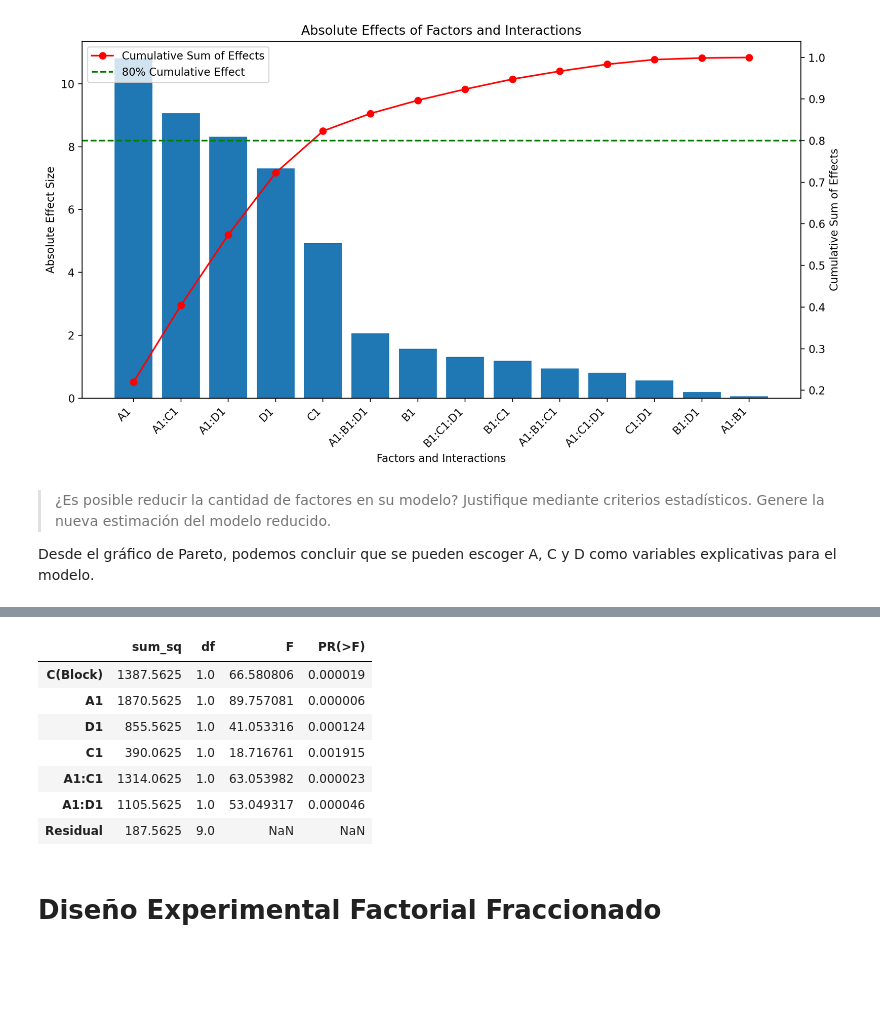
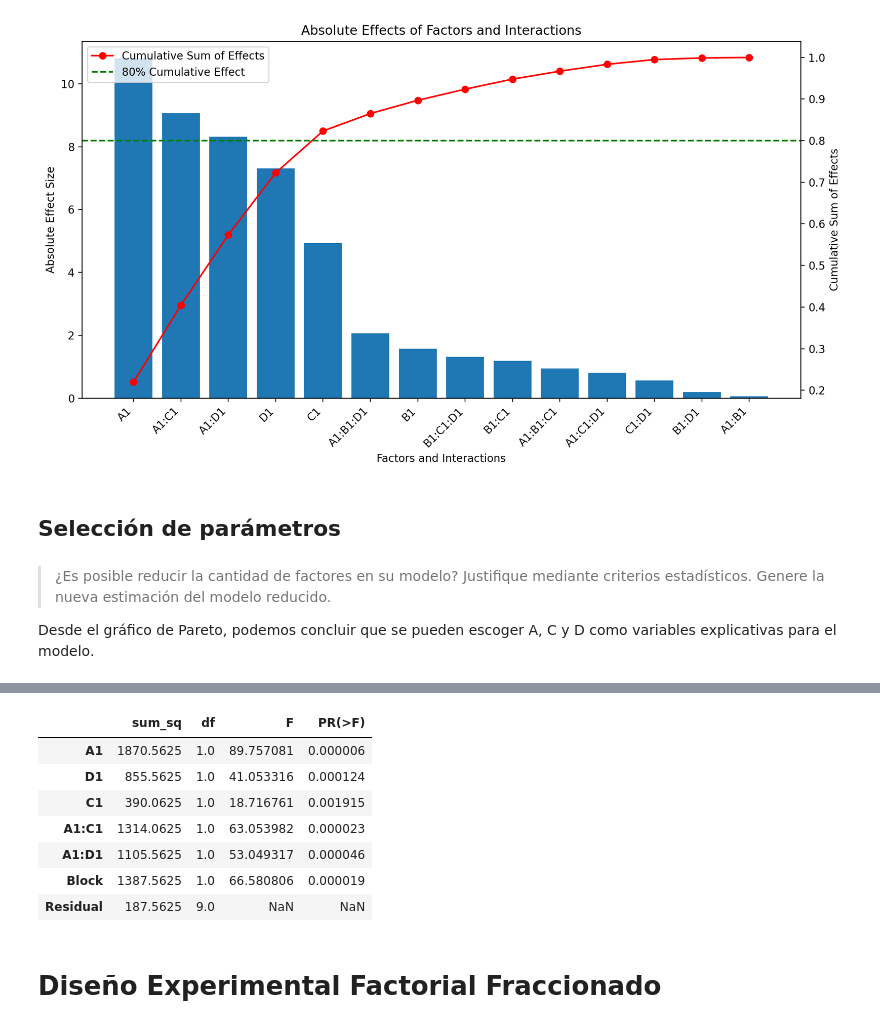
Before and after one commit to SysBioengLab/IIQ3402-Statistical-Design, a Jupyter notebook: Ayudantias/Ayudantia10_DisenoFactorialFraccionadoYSuperficieDeRespuesta.ipynb, the cells around one changed output, grey strips where cells are left out. Saved outputs shown, nothing was run; the diff lists cells and outputs as text; code cells hidden in the pictures; blank space fills up the shorter version.

```diff
--- a/Ayudantias/Ayudantia10_DisenoFactorialFraccionadoYSuperficieDeRespuesta.ipynb
+++ b/Ayudantias/Ayudantia10_DisenoFactorialFraccionadoYSuperficieDeRespuesta.ipynb
@@ -63,4 +65,4 @@ Podemos ver que el bloque toma los valores de ABCD, por lo cuál el efecto que t
 > Estime el efecto del bloqueo generado por el contraste. Interprete su magnitud en relación a la variabilidad experimental.
 # %%
 data_frame1['Block'] = data_frame1['A1'] * data_frame1['B1'] * data_frame1['C1'] * data_frame1['D1']
-data_frame1['Block'] = data_frame1['Block'].apply(lambda x: 1 if x == -1 else 0)
+data_frame1['Block'] = data_frame1['Block'].apply(lambda x: 0 if x == -1 else 1)
@@ -154,13 +138,15 @@ plt.show()
 # The code above calculates the block effect, sum of squares for the block, total sum of squares,
 # %% [output]
 [figure]
+# %% [markdown]
+## Selección de parámetros
 # %% [markdown]
 >¿Es posible reducir la cantidad de factores en su modelo? Justifique mediante criterios estadísticos. Genere la nueva estimación del modelo reducido.
 
 Desde el gráfico de Pareto, podemos concluir que se pueden escoger A, C y D como variables explicativas para el modelo.
 # %%
 from statsmodels.stats.anova import anova_lm
-ols_red = ols('y ~ A1 + D1 + C1 + A1:C1 + A1:D1 + C(Block)', data=data_frame1).fit()
+ols_red = ols('y ~ A1 + D1 + C1 + A1:C1 + A1:D1 + (Block)', data=data_frame1).fit()
 print(ols_red.summary())
 display(anova_lm(ols_red, typ=2))
 # %% [output]
@@ -179,15 +165,15 @@ Covariance Type:            nonrobust
 ... (14 lines left out)
 ==============================================================================
 
 Notes:
 [1] Standard Errors assume that the covariance matrix of the errors is correctly specified.
 |  | sum_sq | df | F | PR(>F) |
-| C(Block) | 1387.5625 | 1.0 | 66.580806 | 0.000019 |
 | A1 | 1870.5625 | 1.0 | 89.757081 | 0.000006 |
 | D1 | 855.5625 | 1.0 | 41.053316 | 0.000124 |
 | C1 | 390.0625 | 1.0 | 18.716761 | 0.001915 |
 | A1:C1 | 1314.0625 | 1.0 | 63.053982 | 0.000023 |
 | A1:D1 | 1105.5625 | 1.0 | 53.049317 | 0.000046 |
+| Block | 1387.5625 | 1.0 | 66.580806 | 0.000019 |
 | Residual | 187.5625 | 9.0 | NaN | NaN |
 # %% [markdown]
 # Diseño Experimental Factorial Fraccionado
```
Also changed, not shown: parts of 15 cells of this notebook.
